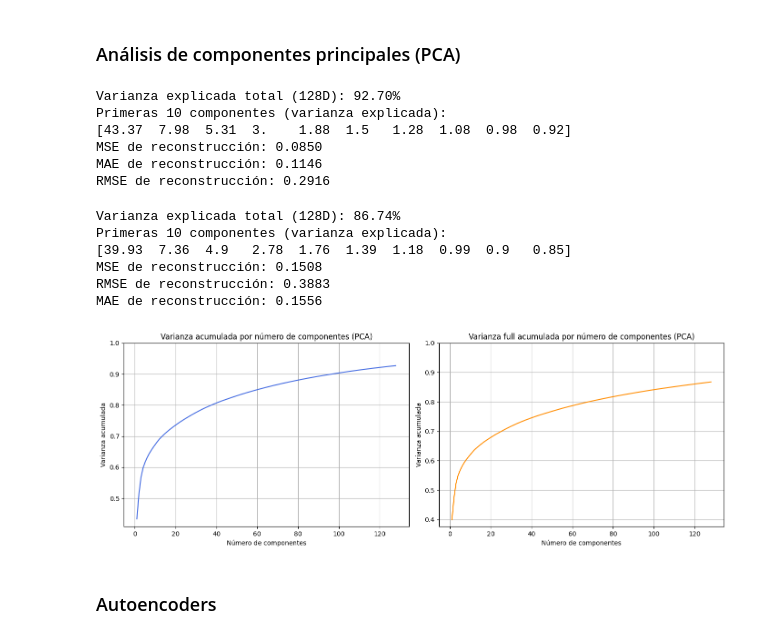
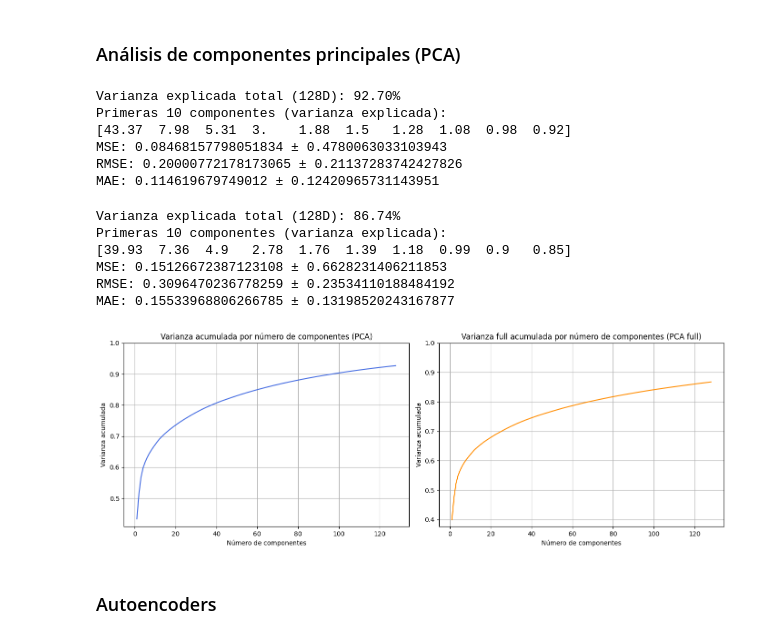
Before and after one commit to darkgigi/TFM-danarrarr, a Jupyter notebook: 04-models.ipynb, the cells around one changed output. Saved outputs shown, nothing was run; the diff lists cells and outputs as text; code cells hidden in the pictures.

```diff
--- a/04-models.ipynb
+++ b/04-models.ipynb
@@ -146,20 +146,20 @@ print("Primeras 10 componentes (varianza explicada):")
 print(np.round(explained_var_ratio[:10] * 100, 2))
 
 X_reconstructed = pca.inverse_transform(X_pca_test)
-mse_reconstruction = np.mean(np.power(X_test - X_reconstructed, 2))
-mae_reconstruction = np.mean(np.abs(X_test - X_reconstructed))
+mse_reconstruction = np.mean(np.power(X_test - X_reconstructed, 2), axis=1)
+mae_reconstruction = np.mean(np.abs(X_test - X_reconstructed), axis=1)
 rmse_reconstruction = np.sqrt(mse_reconstruction)
 
-print(f"MSE de reconstrucción: {mse_reconstruction:.4f}")
-print(f"MAE de reconstrucción: {mae_reconstruction:.4f}")
-print(f"RMSE de reconstrucción: {rmse_reconstruction:.4f}")
+print(f"MSE: {mse_reconstruction.mean()} ± {mse_reconstruction.std()}")
+print(f"RMSE: {rmse_reconstruction.mean()} ± {rmse_reconstruction.std()}")
+print(f"MAE: {mae_reconstruction.mean()} ± {mae_reconstruction.std()} \n")
 # %% [output]
 Varianza explicada total (128D): 92.70%
 Primeras 10 componentes (varianza explicada):
 [43.37  7.98  5.31  3.    1.88  1.5   1.28  1.08  0.98  0.92]
-MSE de reconstrucción: 0.0850
-MAE de reconstrucción: 0.1146
-RMSE de reconstrucción: 0.2916
+MSE: 0.08468157798051834 ± 0.4780063033103943
+RMSE: 0.20000772178173065 ± 0.21137283742427826
+MAE: 0.114619679749012 ± 0.12420965731143951
 # %%
 pca_full = PCA(n_components = 128)
 X_pca = pca_full.fit(X_full_train)
@@ -173,45 +173,45 @@ print("Primeras 10 componentes (varianza explicada):")
 print(np.round(explained_var_ratio[:10] * 100, 2))
 
 X_reconstructed = pca_full.inverse_transform(X_pca_test)
-mse_reconstruction = np.mean(np.power(X_full_test - X_reconstructed, 2))
-mae_reconstruction = np.mean(np.abs(X_full_test - X_reconstructed))
+mse_reconstruction = np.mean(np.power(X_full_test - X_reconstructed, 2), axis=1)
+mae_reconstruction = np.mean(np.abs(X_full_test - X_reconstructed), axis=1)
 rmse_reconstruction = np.sqrt(mse_reconstruction)
 
-print(f"MSE de reconstrucción: {mse_reconstruction:.4f} ")
-print(f"RMSE de reconstrucción: {rmse_reconstruction:.4f}")
-print(f"MAE de reconstrucción: {mae_reconstruction:.4f}")
+print(f"MSE: {mse_reconstruction.mean()} ± {mse_reconstruction.std()}")
+print(f"RMSE: {rmse_reconstruction.mean()} ± {rmse_reconstruction.std()}")
+print(f"MAE: {mae_reconstruction.mean()} ± {mae_reconstruction.std()} \n")
 # %% [output]
 Varianza explicada total (128D): 86.74%
 Primeras 10 componentes (varianza explicada):
 [39.93  7.36  4.9   2.78  1.76  1.39  1.18  0.99  0.9   0.85]
-MSE de reconstrucción: 0.1508
-RMSE de reconstrucción: 0.3883
-MAE de reconstrucción: 0.1556
+MSE: 0.15126672387123108 ± 0.6628231406211853
+RMSE: 0.3096470236778259 ± 0.23534110188484192
+MAE: 0.15533968806266785 ± 0.13198520243167877
 # %%
 plt.figure(figsize=(14, 5))
 
 # Subplot 1: Varianza acumulada (normal)
 plt.subplot(1, 2, 1)
 plt.plot(np.arange(1, 129), cumulative_variance[:128], color='royalblue')
 plt.title("Varianza acumulada por número de componentes (PCA)")
 plt.xlabel("Número de componentes")
 plt.ylabel("Varianza acumulada")
 plt.ylim(top=1)
 plt.grid(True)
 
 # Subplot 2: Varianza acumulada (full)
 plt.subplot(1, 2, 2)
 plt.plot(np.arange(1, 129), cumulative_variance_full[:128], color='darkorange')
-plt.title("Varianza full acumulada por número de componentes (PCA)")
+plt.title("Varianza full acumulada por número de componentes (PCA full)")
 plt.xlabel("Número de componentes")
 plt.ylabel("Varianza acumulada")
 plt.ylim(top=1)
 plt.grid(True)
 
 plt.tight_layout()
 plt.show()
 # %% [output]
-[figure, old version]
+[figure, new version]
 # %% [markdown]
 ### Autoencoders
 # %% [markdown]
```
Also changed, not shown: parts of 16 cells of this notebook.
